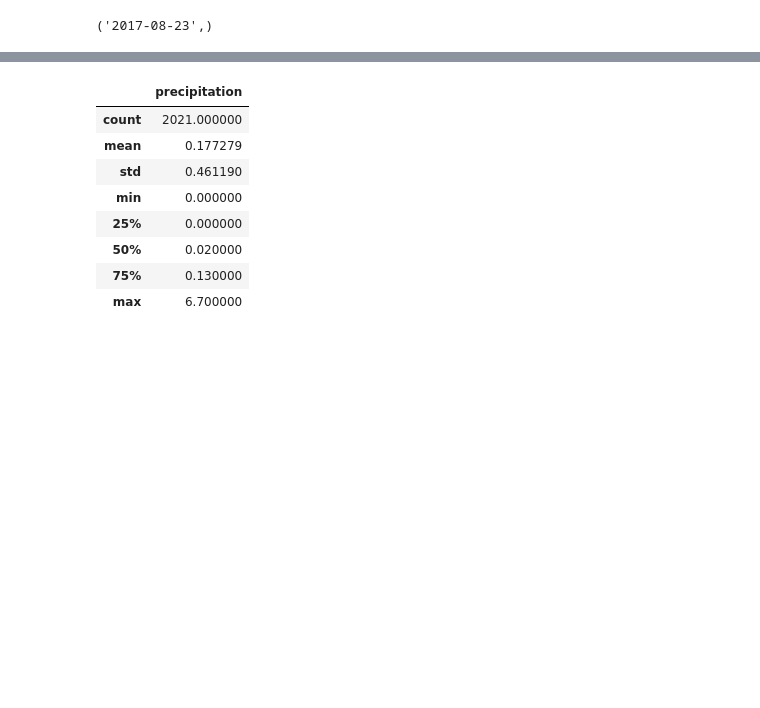
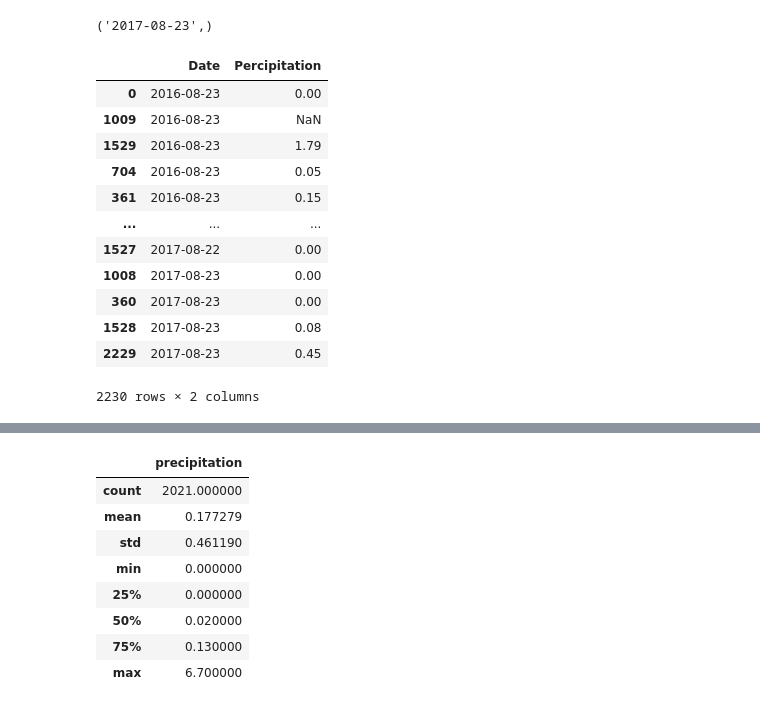
Before and after one commit to KAMAS-2058/sql-alchemychallenge, a Jupyter notebook: climate_starter.ipynb, the cells around one changed output, grey strips where cells are left out. Saved outputs shown, nothing was run; the diff lists cells and outputs as text; code cells hidden in the pictures; blank space fills up the shorter version.

```diff
--- a/climate_starter.ipynb
+++ b/climate_starter.ipynb
@@ -48,17 +48,38 @@ recent_measure
 # %%
 # Design a query to retrieve the last 12 months of precipitation data and plot the results.
 # Starting from the most recent data point in the database.
 end_date = pd.to_datetime(recent_measure[0])
+
 # Calculate the date one year from the last date in data set.
-prev_year = dt.date(end_date.year -1,end_date.month,end_date.day)
+one_year_ago =   dt.date(end_date.year - 1, end_date.month, end_date.day)
+one_year_ago
 
 # Perform a query to retrieve the data and precipitation scores
+results =  session.query(measurement.date,measurement.prcp).filter(measurement.date >=one_year_ago)
 
 
 # Save the query results as a Pandas DataFrame. Explicitly set the column names
+year_sample = pd.DataFrame(results)
+# Sort the dataframe by date
+year_sample.sort_values(by=0,ascending = True, inplace = True)
+# year_sample = year_sample.rename(columns= {0 :'Date',
+#                              1 : 'Percipitation'},
+#                              inplace = True)
 
+year_sample = year_sample.rename(columns = {0 :'Date',1 : 'Percipitation'})
 
-# Sort the dataframe by date
-
-
-# Use Pandas Plotting with Matplotlib to plot the data
+year_sample
+# %% [output]
+|  | Date | Percipitation |
+| 0 | 2016-08-23 | 0.00 |
+| 1009 | 2016-08-23 | NaN |
+| 1529 | 2016-08-23 | 1.79 |
+| 704 | 2016-08-23 | 0.05 |
+| 361 | 2016-08-23 | 0.15 |
+| ... | ... | ... |
+| 1527 | 2017-08-22 | 0.00 |
+| 1008 | 2017-08-23 | 0.00 |
+| 360 | 2017-08-23 | 0.00 |
+| 1528 | 2017-08-23 | 0.08 |
+| 2229 | 2017-08-23 | 0.45 |
+2230 rows × 2 columns
```
Also changed, not shown: parts of 1 cell of this notebook.
